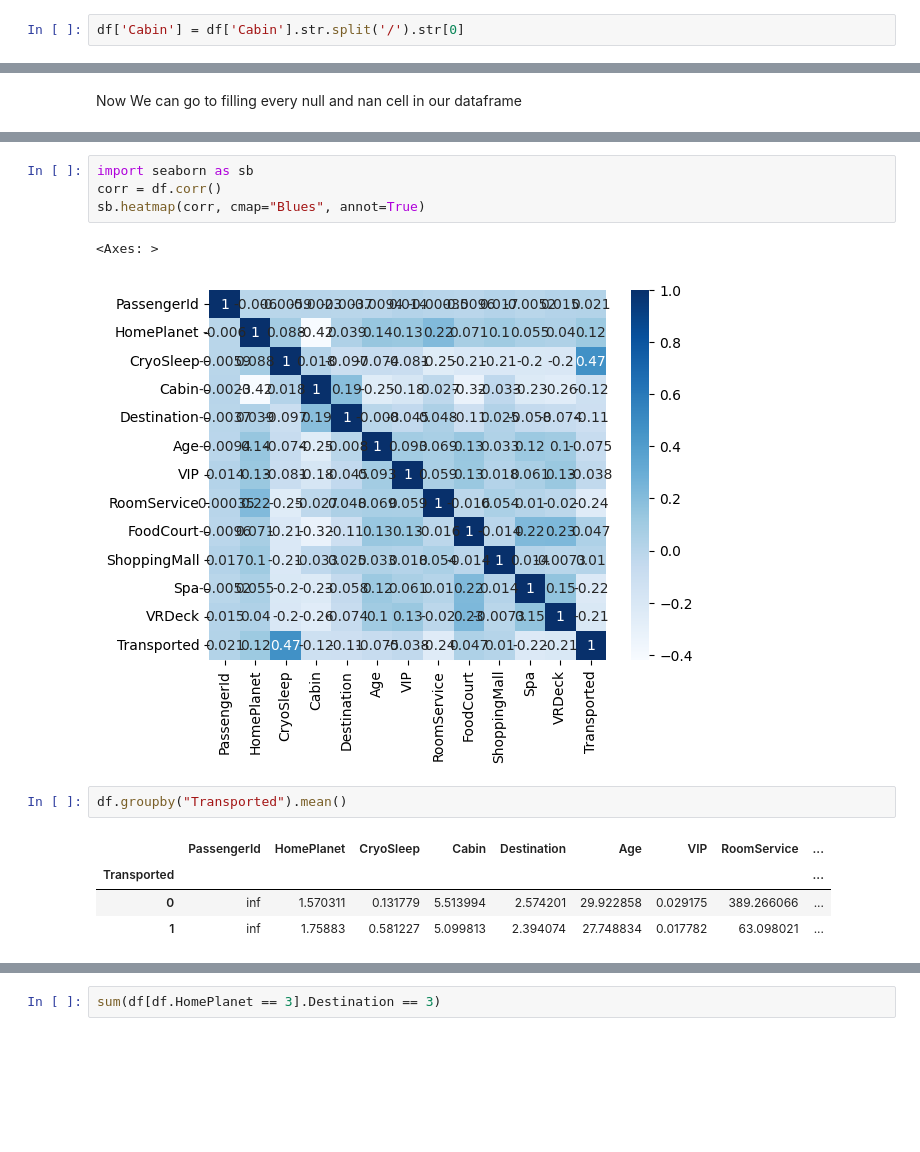
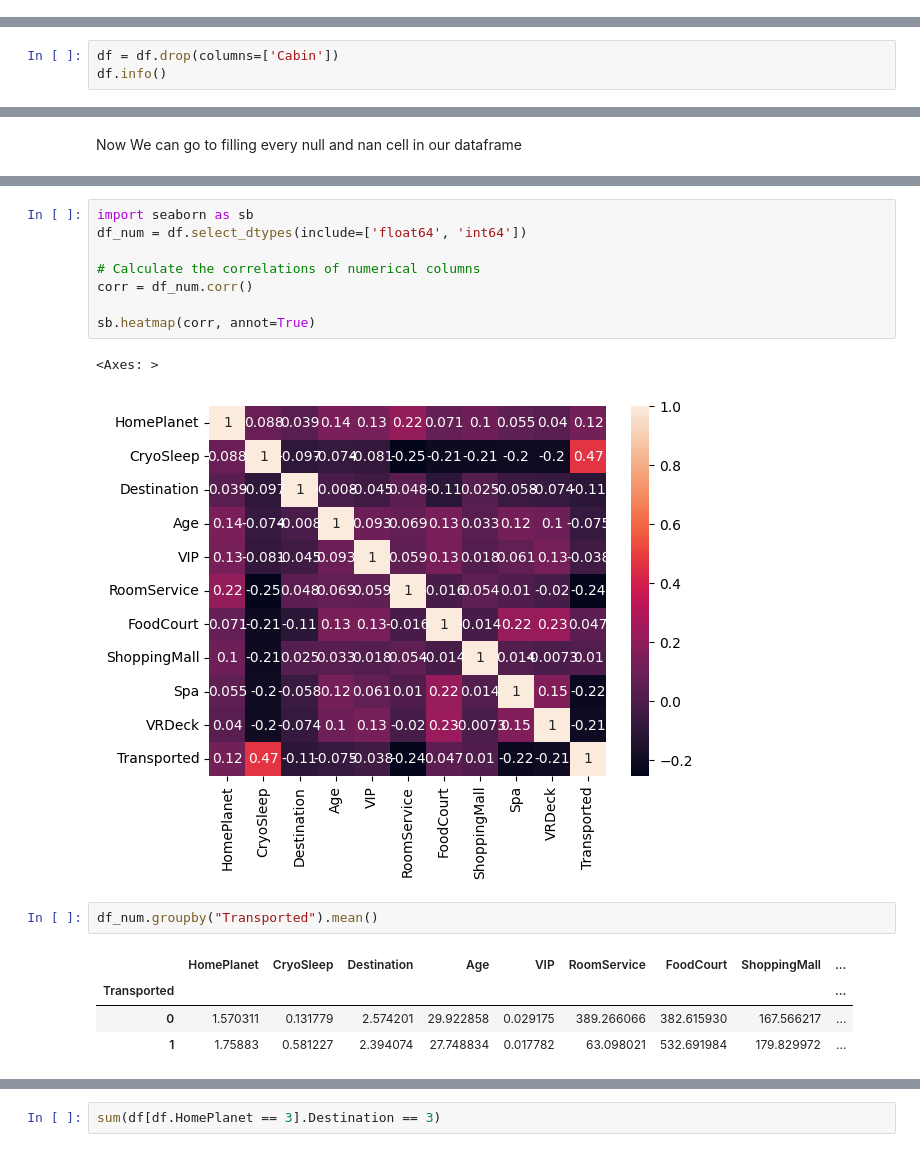
Before and after one commit to Sadeqsoli/SpaceTitanicSurvivors, a Jupyter notebook: spacetitanicsurvivors.ipynb, the cells around one changed output, grey strips where cells are left out. Drawn from its saved outputs; the diff is of its cells as text; blank space fills up the shorter version.

```diff
--- a/spacetitanicsurvivors.ipynb
+++ b/spacetitanicsurvivors.ipynb
@@ -150,5 +129,3 @@ Data columns (total 14 columns):
  13  Transported   8693 non-null   int64
 dtypes: float64(10), int64(1), object(3)
 memory usage: 950.9+ KB
-# %%
-df['Cabin'] = df['Cabin'].str.split('/').str[0]
@@ -214,0 +146,3 @@ memory usage: 933.9+ KB
+# %%
+df = df.drop(columns=['Cabin'])
+df.info()
@@ -223,15 +178,19 @@ plt.show()
 # %%
 import seaborn as sb
-corr = df.corr()
-sb.heatmap(corr, cmap="Blues", annot=True)
+df_num = df.select_dtypes(include=['float64', 'int64'])
+
+# Calculate the correlations of numerical columns
+corr = df_num.corr()
+
+sb.heatmap(corr, annot=True)
 # %% [output]
 <Axes: >
-[figure, old version]
+[figure, new version]
 # %%
-df.groupby("Transported").mean()
+df_num.groupby("Transported").mean()
 # %% [output]
-|  | PassengerId | HomePlanet | CryoSleep | Cabin | Destination | Age | VIP | RoomService | ... |
+|  | HomePlanet | CryoSleep | Destination | Age | VIP | RoomService | FoodCourt | ShoppingMall | ... |
 | Transported |  |  |  |  |  |  |  |  | ... |
-| 0 | inf | 1.570311 | 0.131779 | 5.513994 | 2.574201 | 29.922858 | 0.029175 | 389.266066 | ... |
-| 1 | inf | 1.75883 | 0.581227 | 5.099813 | 2.394074 | 27.748834 | 0.017782 | 63.098021 | ... |
+| 0 | 1.570311 | 0.131779 | 2.574201 | 29.922858 | 0.029175 | 389.266066 | 382.615930 | 167.566217 | ... |
+| 1 | 1.75883 | 0.581227 | 2.394074 | 27.748834 | 0.017782 | 63.098021 | 532.691984 | 179.829972 | ... |
 # %%
```
Also changed, not shown: parts of 25 cells of this notebook.
